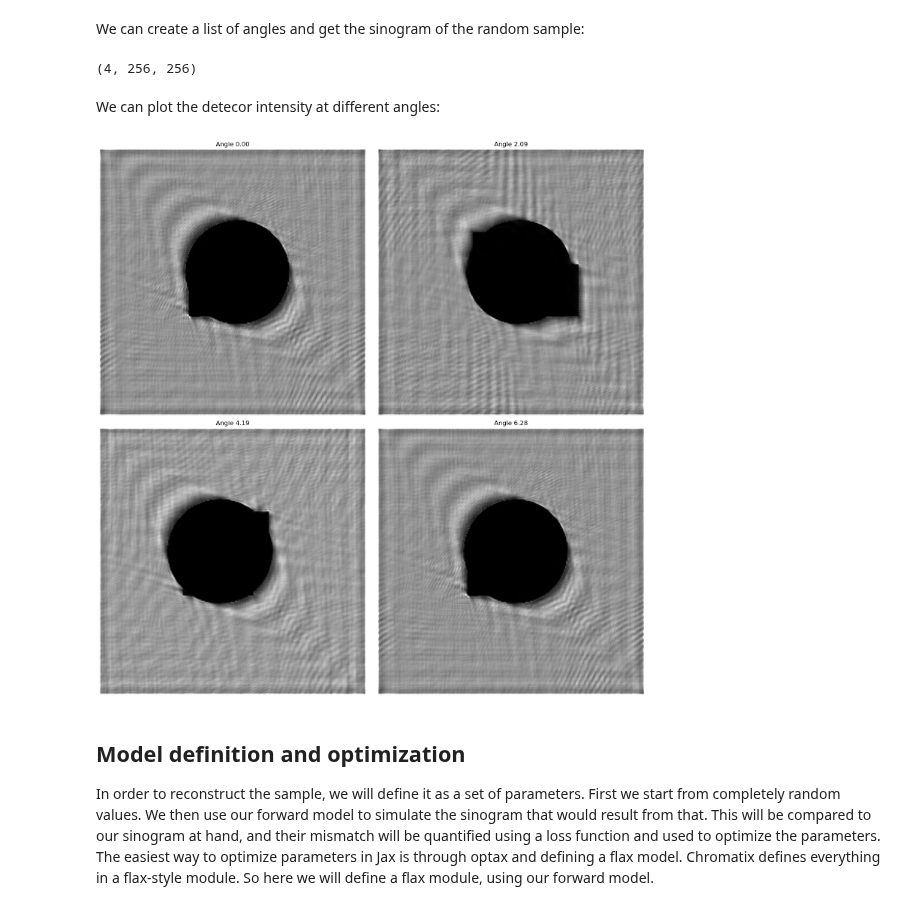
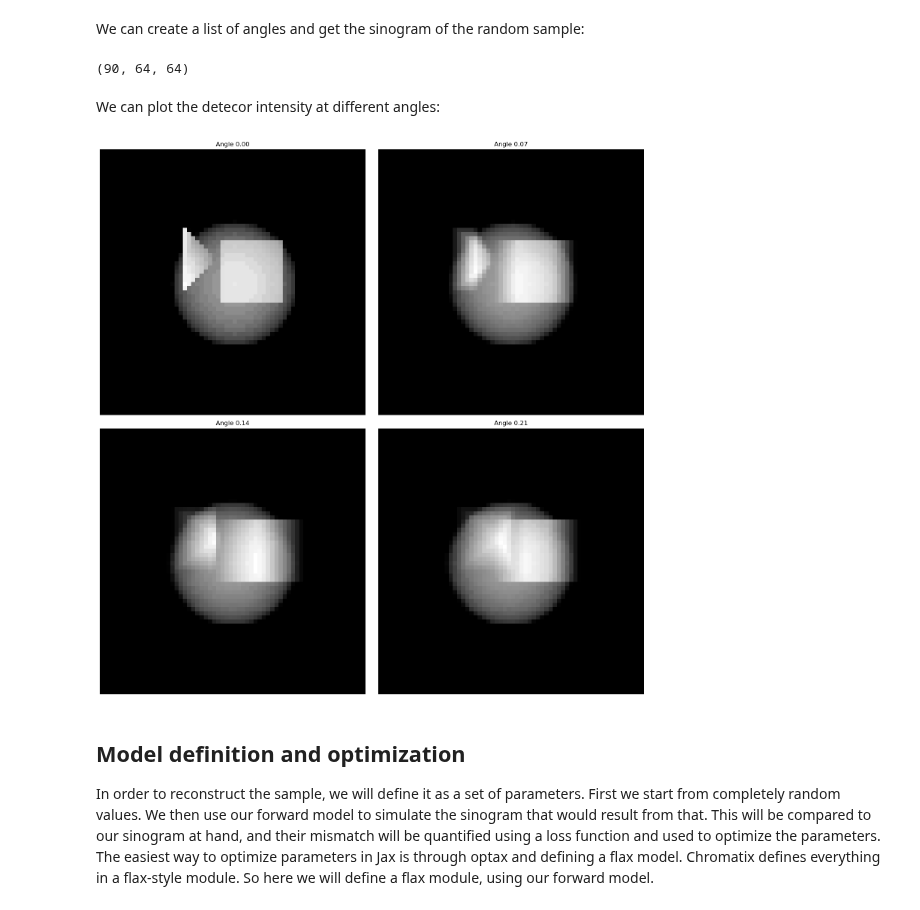
Before and after one commit to chromatix-team/chromatix, a Jupyter notebook: docs/examples/tomography.ipynb, the cells around one changed output. Cells and saved outputs as stored; diff of their text form; code cells hidden in the pictures.

```diff
--- a/docs/examples/tomography.ipynb
+++ b/docs/examples/tomography.ipynb
@@ -273,14 +254,17 @@ viewer, image_layer = napari.imshow(rotated_vol, rgb=False)
 # %% [markdown]
 The final forward model is the combination of the rotation and propagation through the material. We define a function, `get_sinogram`, that given the sample and a rotation angle will apply the propagation:
 # %%
-def forward_single_(sample, angle):
+def forward_single(sample, angle):
+    rot_volume = rotate_volume(sample,
+                               angle).astype(jnp.float16)
 
-    #Do I even need a for loop? I dont think so... vmap, pmap
-
-    rot_volume = rotate_volume(sample,
-                               angle)
-
-    detector_pattern = forward_single(sample_delay = jnp.zeros_like(rot_volume),
+    detector_pattern = simple_sum(sample_delay = jnp.zeros_like(rot_volume, dtype=jnp.float16),
                                 sample_absorption = rot_volume)
 
-    return detector_pattern.intensity.squeeze()
+    return detector_pattern#.intensity.squeeze()
+
+resolution = 90
+max_angle = 2 * np.pi
+angles = jnp.linspace(0,
+                     max_angle,
+                     resolution).astype(jnp.float16)
@@ -288,36 +288,30 @@ def forward_single_(sample, angle):
 ### Using `vmap` to calculate all angles
 The `get_sinogram` only accepts a single `float` value for angle in radians. However in tomogrpahy we need to measure at a range of angles. For this purpose we vectorize the operation using [`vmap`](https://jax.readthedocs.io/en/latest/automatic-vectorization.html). Calling `jax.vmap` on this function, with the correct inputs, will return another function that can be called on its own. We also compile this function using [`jit`](https://jax.readthedocs.io/en/latest/jit-compilation.html) for optimum performance.
 # %%
-forward_model = jax.jit(jax.vmap(forward_single_, in_axes = (None,0)))
+forward_model = jax.jit(jax.vmap(forward_single, in_axes = (None,0)))
 # %% [markdown]
 We can create a list of angles and get the sinogram of the random sample:
-# %%
-resolution = 4
-max_angle = 2 * np.pi
-angles = jnp.linspace(0,
-                     max_angle,
-                     resolution)
-
-sinogram = forward_model(sample_phase,
-                            angles)
-print(sinogram.shape)
-# %% [output]
-(4, 256, 256)
+# %%
+sinogram = forward_model(sample,
+                          angles)
+print(sinogram.shape)
+# %% [output]
+(90, 64, 64)
 # %% [markdown]
 We can plot the detecor intensity at different angles:
 # %%
 fig, axs = plt.subplots(2, 2, figsize=(15, 15))
 # Loop over the grid and plot the selected slices
 for i, ax in enumerate(axs.flat):
     # Display the image
-    ax.imshow(sinogram[i], cmap='gray')
+    ax.imshow(sinogram[i*5], cmap='gray')
     ax.set_title(f'Angle {angles[i]:.2f}')
     ax.axis('off')  # Turn off axis for cleaner look
 
 plt.tight_layout()  # Adjust layout to prevent overlap
 plt.show()
 # %% [output]
-[figure, old version]
+[figure, new version]
 # %% [markdown]
 ## Model definition and optimization
 In order to reconstruct the sample, we will define it as a set of parameters. First we start from completely random values. We then use our forward model to simulate the sinogram that would result from that. This will be compared to our sinogram at hand, and their mismatch will be quantified using a loss function and used to optimize the parameters. The easiest way to optimize parameters in Jax is through optax and defining a flax model. Chromatix defines everything in a flax-style module. So here we will define a flax module, using our forward model.
```
Also changed, not shown: parts of 16 cells of this notebook.
